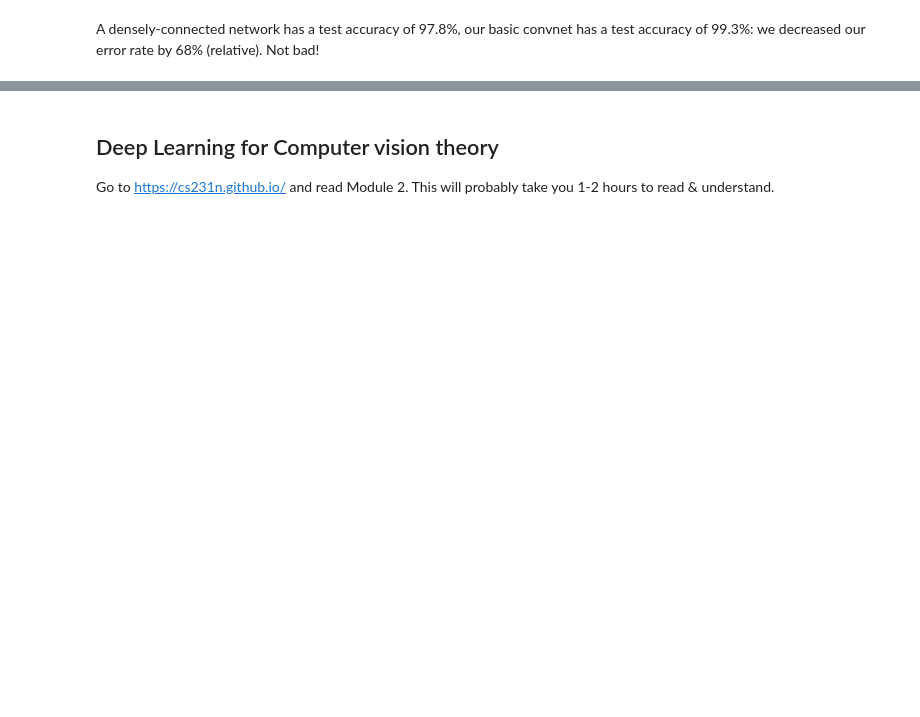
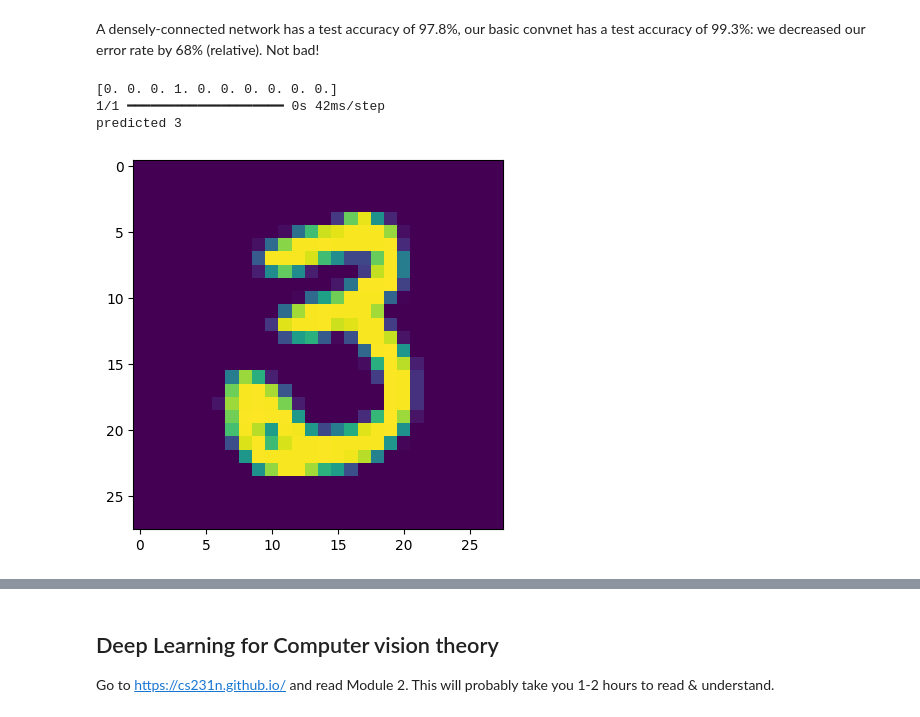
Before and after one commit to shahabday/DSR-DL_Image, a Jupyter notebook: Module 1 - ConvNets from scratch/1.1-introduction-to-convnets.ipynb, the cells around one changed output, grey strips where cells are left out. Saved outputs shown, nothing was run; the diff lists cells and outputs as text; code cells hidden in the pictures; blank space fills up the shorter version.

```diff
--- a/Module 1 - ConvNets from scratch/1.1-introduction-to-convnets.ipynb
+++ b/Module 1 - ConvNets from scratch/1.1-introduction-to-convnets.ipynb
@@ -136,0 +148,19 @@ decreased our error rate by 68% (relative). Not bad!
+# %%
+random_index = np.random.choice(np.arange(0,60000))
+random_image = train_images [ random_index, ...]
+plt.imshow(random_image)
+print(train_labels[random_index])
+
+# Add a batch dimension to the random_image
+random_image_batch = np.expand_dims(random_image, axis=0)
+
+# Now predict on the batch containing the single image
+predictions = model.predict(random_image_batch)
+
+predicted_label = np.argmax(predictions)
+print(f"predicted {predicted_label}")
+# %% [output]
+[0. 0. 0. 1. 0. 0. 0. 0. 0. 0.]
+1/1 ━━━━━━━━━━━━━━━━━━━━ 0s 42ms/step
+predicted 3
+[figure, added]
```
Also changed, not shown: parts of 8 cells of this notebook.
